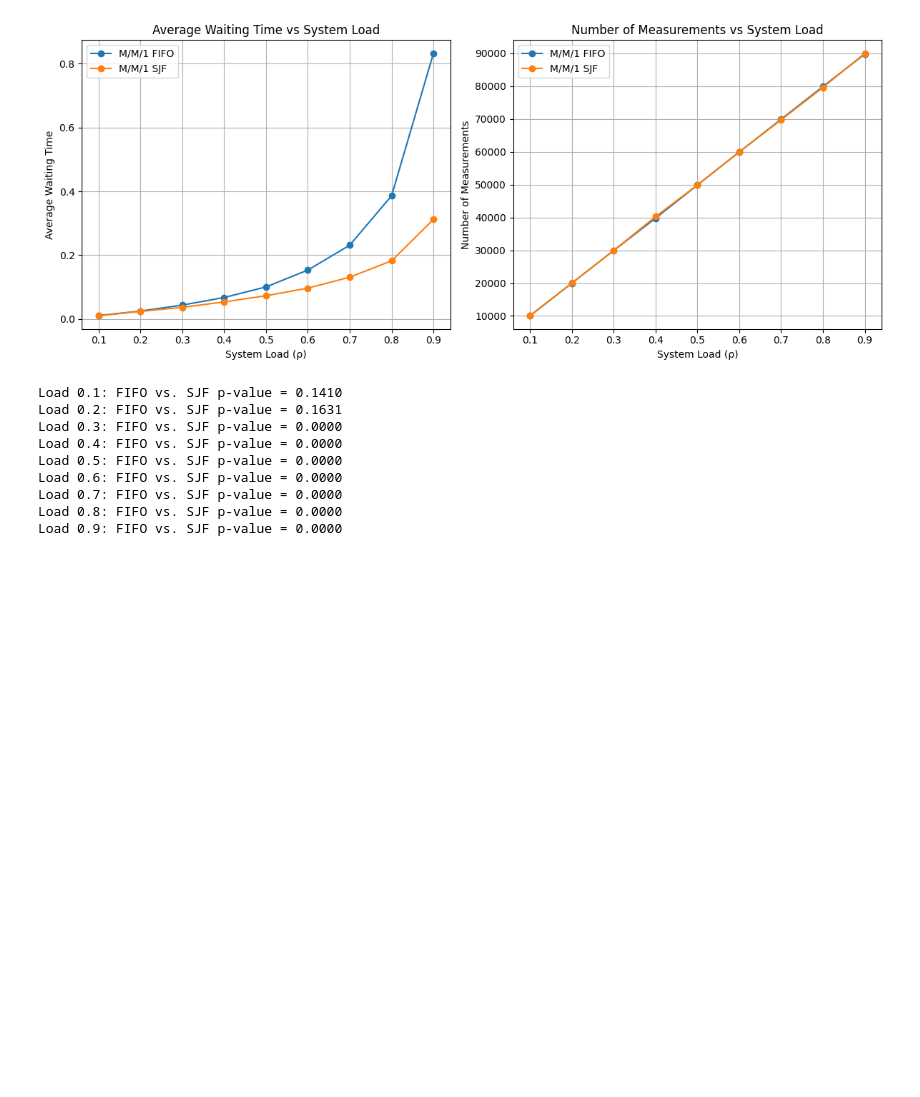
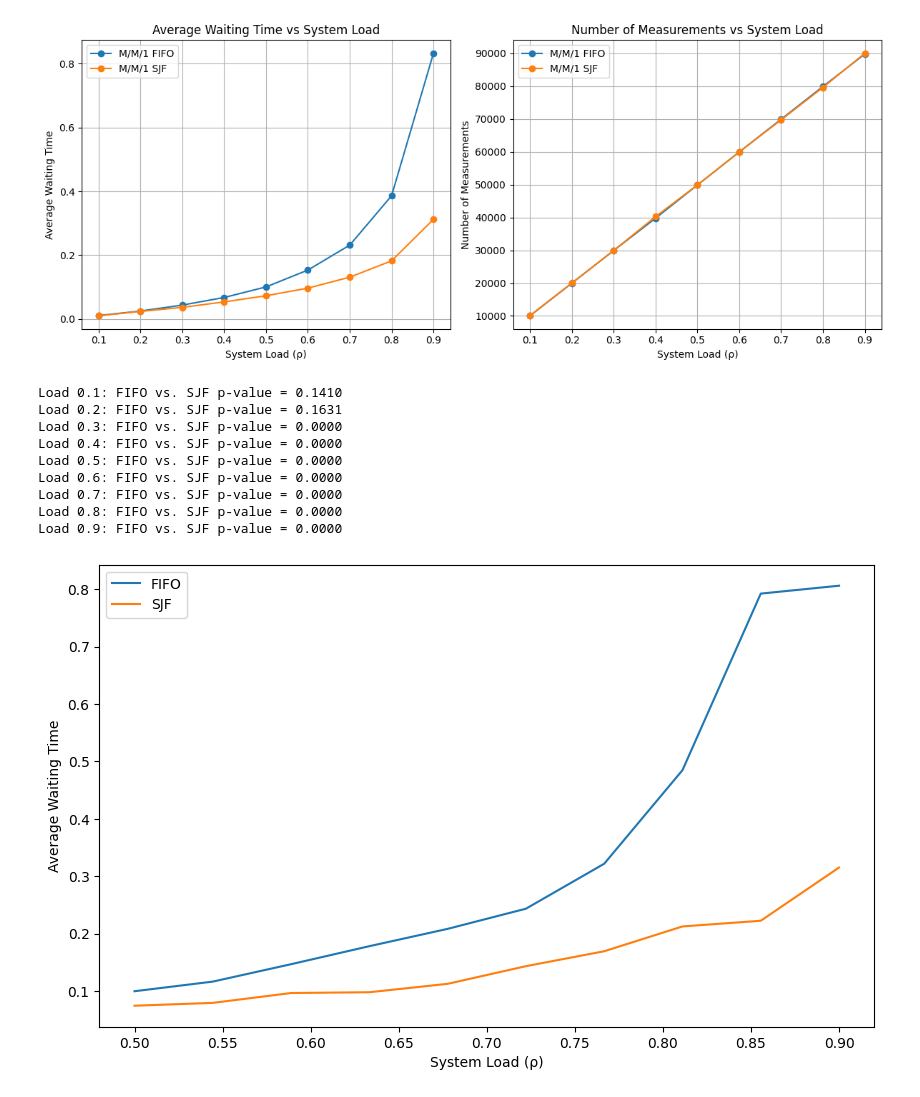
Before and after one commit to jazminli/DES-Simulation-Assignment2, a Jupyter notebook: DES.ipynb, the cells around one changed output. Cells and saved outputs as stored; diff of their text form; code cells hidden in the pictures; blank space fills up the shorter version.

```diff
--- a/DES.ipynb
+++ b/DES.ipynb
@@ -262,3 +262,72 @@ Load 0.6: FIFO vs. SJF p-value = 0.0000
 Load 0.7: FIFO vs. SJF p-value = 0.0000
 Load 0.8: FIFO vs. SJF p-value = 0.0000
 Load 0.9: FIFO vs. SJF p-value = 0.0000
+# %%
+#Question 3
+import heapq
+
+def simulate_queue_wait_time(lambda_rate, mu_rate, SIM_TIME, is_sjf=False):
+    FEL = [(random.expovariate(lambda_rate), 'arrival', random.expovariate(mu_rate))]
+    sjf_queue = []
+
+    current_time = 0
+    num_in_queue = 0
+
+    total_wait_time = 0
+    total_jobs = 0
+
+    while current_time < SIM_TIME:
+        event_time, event_type, job_size = heapq.heappop(FEL)
+        current_time = event_time
+
+        if event_type == 'arrival':
+            heapq.heappush(FEL, (current_time + random.expovariate(lambda_rate), 'arrival', random.expovariate(mu_rate)))
+            if num_in_queue == 0:
+                heapq.heappush(FEL, (current_time + job_size, 'departure', job_size))
+            else:
+                if is_sjf:
+                    heapq.heappush(sjf_queue, (job_size, current_time, 'arrival'))
+                else:
+                    sjf_queue.append((job_size, current_time, 'arrival'))
+            num_in_queue += 1
+        elif event_type == 'departure':
+            total_jobs += 1
+            if num_in_queue > 0:
+                num_in_queue -= 1
+                if num_in_queue > 0:
+                    if is_sjf:
+                        next_job_size, next_arrival_time, _ = heapq.heappop(sjf_queue)
+                    else:
+                        next_job_size, next_arrival_time, _ = sjf_queue.pop(0)
+                    wait_time = current_time - next_arrival_time
+                    total_wait_time += wait_time
+                    heapq.heappush(FEL, (current_time + next_job_size, 'departure', next_job_size))
+
+    return total_wait_time / total_jobs if total_jobs > 0 else 0
+
+lambda_rate = 8
+mu_rate = 10
+SIM_TIME = 1000
+
+rho_values = np.linspace(0.5, 0.9, 10)
+avg_wait_times_fifo = []
+avg_wait_times_sjf = []
+
+for rho in rho_values:
+    new_lambda_rate = rho * mu_rate
+    avg_wait_time_fifo = simulate_queue_wait_time(new_lambda_rate, mu_rate, SIM_TIME, is_sjf=False)
+    avg_wait_time_sjf = simulate_queue_wait_time(new_lambda_rate, mu_rate, SIM_TIME, is_sjf=True)
+
+    avg_wait_times_fifo.append(avg_wait_time_fifo)
+    avg_wait_times_sjf.append(avg_wait_time_sjf)
+
+plt.figure(figsize=(10, 6))
+plt.plot(rho_values, avg_wait_times_fifo, label='FIFO')
+plt.plot(rho_values, avg_wait_times_sjf, label='SJF')
+plt.xlabel('System Load (ρ)')
+plt.ylabel('Average Waiting Time')
+#plt.title('Average Waiting Time vs System Load')
+plt.legend()
+plt.show()
+# %% [output]
+[figure, added]
```
Also changed, not shown: parts of 4 cells of this notebook.
